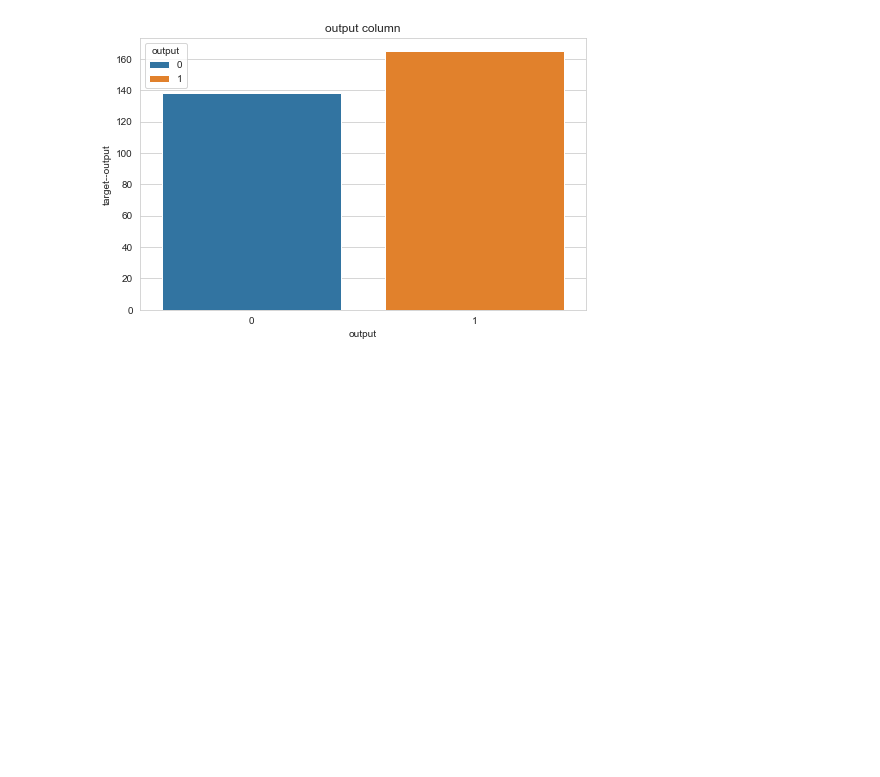
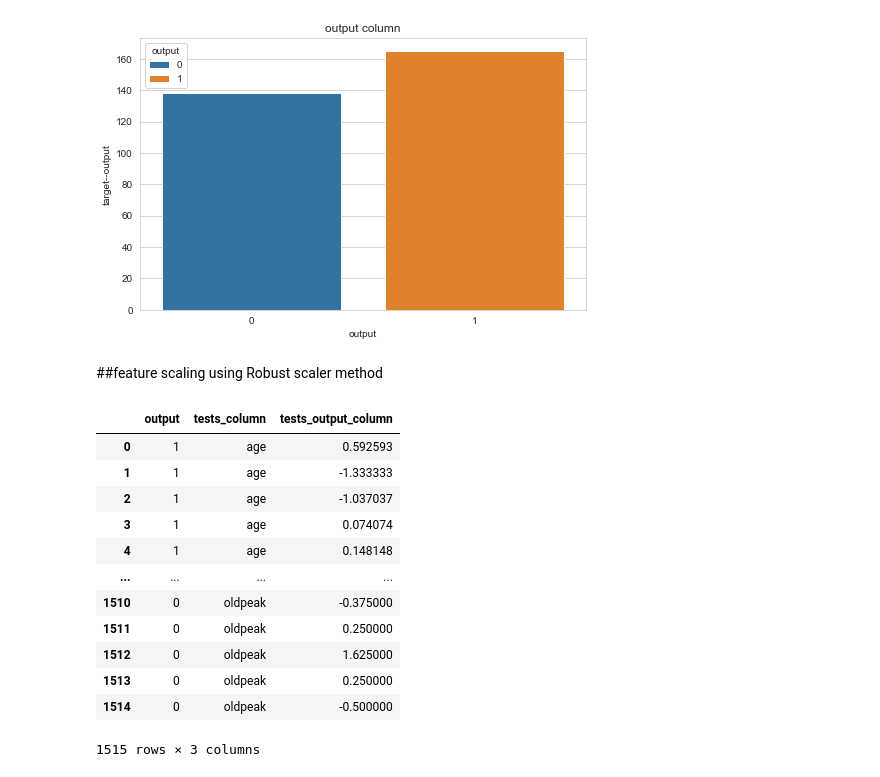
Before and after one commit to kumargautam02/machine_learning, a Jupyter notebook: Projects/heart_attack_analysis_project/main.ipynb, the cells around one changed output. Cells and saved outputs as stored; diff of their text form; code cells hidden in the pictures; blank space fills up the shorter version.

```diff
--- a/Projects/heart_attack_analysis_project/main.ipynb
+++ b/Projects/heart_attack_analysis_project/main.ipynb
@@ -223,0 +222,2 @@ for columns in categorical_columns.keys():
+# %% [markdown]
+##feature scaling using Robust scaler method
@@ -223,0 +227,22 @@ for columns in categorical_columns.keys():
+# %%
+numerical_columns.remove('output')
+scaled_data = robust_scaler.fit_transform(data[numerical_columns])
+df_sclaed = pd.DataFrame(scaled_data, columns = numerical_columns)
+df_sclaed
+df_new = pd.concat([df_sclaed, data.loc[:, 'output']], axis=1)
+df_melt = pd.melt(df_new, id_vars="output",var_name="tests_column", value_name="tests_output_column")
+df_melt
+# %% [output]
+|  | output | tests_column | tests_output_column |
+| 0 | 1 | age | 0.592593 |
+| 1 | 1 | age | -1.333333 |
+| 2 | 1 | age | -1.037037 |
+| 3 | 1 | age | 0.074074 |
+| 4 | 1 | age | 0.148148 |
+| ... | ... | ... | ... |
+| 1510 | 0 | oldpeak | -0.375000 |
+| 1511 | 0 | oldpeak | 0.250000 |
+| 1512 | 0 | oldpeak | 1.625000 |
+| 1513 | 0 | oldpeak | 0.250000 |
+| 1514 | 0 | oldpeak | -0.500000 |
+1515 rows × 3 columns
```
Also changed, not shown: parts of 5 cells of this notebook.
